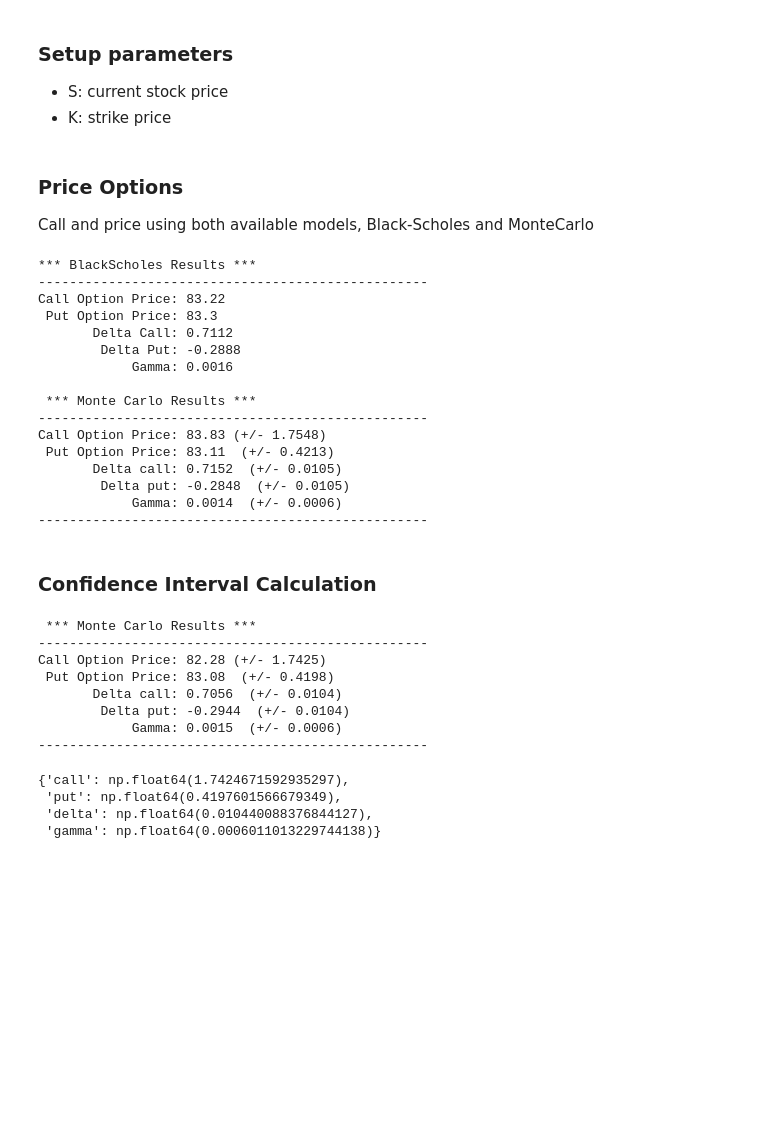
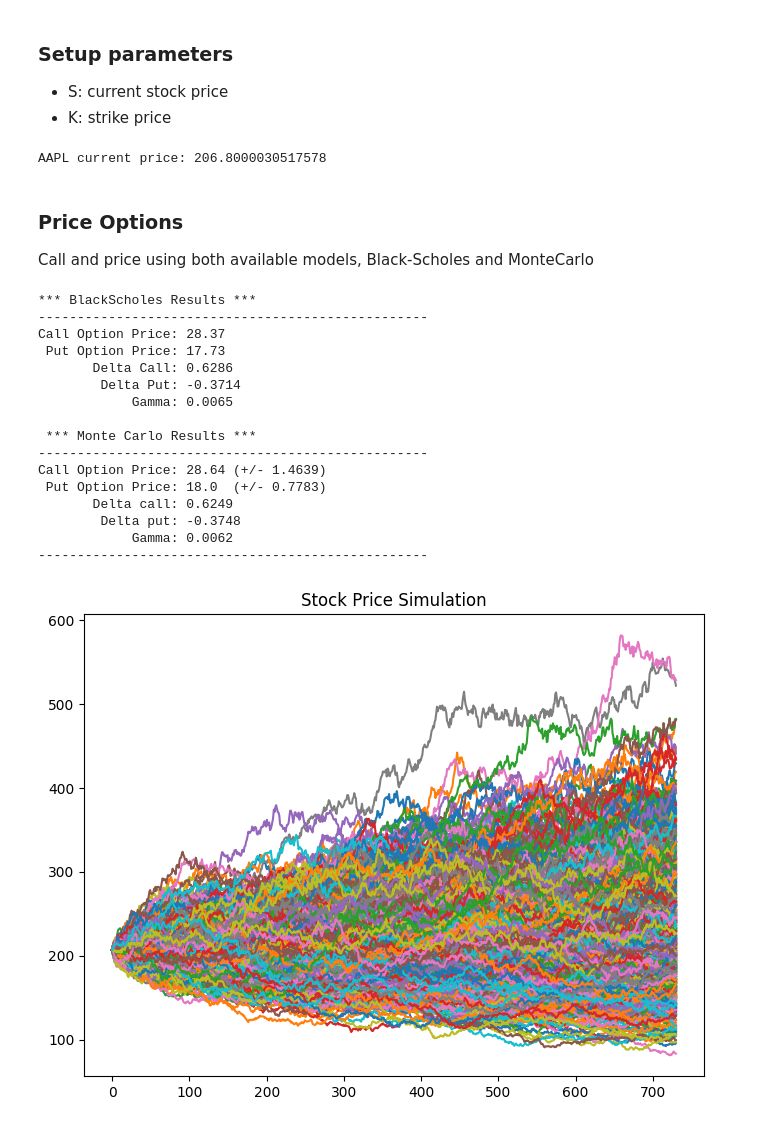
Before and after one commit to tm-hoangnguyen/Stock-Option-Pricing-with-Monte-Carlo-Simulation, a Jupyter notebook: demo.ipynb, the cells around one changed output. Drawn from its saved outputs; the diff is of its cells as text; code cells hidden in the pictures; blank space fills up the shorter version.

```diff
--- a/demo.ipynb
+++ b/demo.ipynb
@@ -17,20 +17,23 @@ tkr = "AAPL"
 
 t = yf.Ticker(tkr)
 px = t.history(period="1d")["Close"].iloc[-1]
-bump = 5
+bump = 10
 
-DAYS_TO_MATURE = 180
+DAYS_TO_MATURE = 365*2
 MODEL_PARAMS = dict(
     S=px, # stock price
     K=px + bump, # strike price
-    T=(DAYS_TO_MATURE / 365), # time to maturity, converted to years
+    T=DAYS_TO_MATURE,
     r=0.05, # risk free rate
-    sigma=1.586916, # volatility
-    num_sims=100_000, # number of simulations
-    days=DAYS_TO_MATURE, # number of days to simulate
+    sigma=0.2, # volatility
+    num_sims=1000, # number of simulations
     h=0.1, # increment size
-    antithetic=True, # use variance reduction technique
+    ci=0.95, # confidence interval
 )
+
+print(tkr, "current price:", px)
+# %% [output]
+AAPL current price: 206.8000030517578
 # %% [markdown]
 ### Price Options
 Call and price using both available models, Black-Scholes and MonteCarlo
@@ -44,53 +47,22 @@ pricer_model.price_options()
 # %% [output]
 *** BlackScholes Results ***
 --------------------------------------------------
-Call Option Price: 83.22
- Put Option Price: 83.3
-       Delta Call: 0.7112
-        Delta Put: -0.2888
-            Gamma: 0.0016
+Call Option Price: 28.37
+ Put Option Price: 17.73
+       Delta Call: 0.6286
+        Delta Put: -0.3714
+            Gamma: 0.0065
 
  *** Monte Carlo Results ***
 --------------------------------------------------
-Call Option Price: 83.83 (+/- 1.7548)
- Put Option Price: 83.11  (+/- 0.4213)
-       Delta call: 0.7152  (+/- 0.0105)
-        Delta put: -0.2848  (+/- 0.0105)
-            Gamma: 0.0014  (+/- 0.0006)
+Call Option Price: 28.64 (+/- 1.4639)
+ Put Option Price: 18.0  (+/- 0.7783)
+       Delta call: 0.6249
+        Delta put: -0.3748
+            Gamma: 0.0062
 --------------------------------------------------
-# %% [markdown]
-### Confidence Interval Calculation
-# %%
-mc_model = mc.MonteCarloModel(**MODEL_PARAMS)
-
-print("\n *** Monte Carlo Results ***")
-mc_model.run_simulation()
-
-call_price = mc_model.call_option_price()
-put_price = mc_model.put_option_price()
-delta_call = mc_model.delta("call")
-delta_put = mc_model.delta("put")
-gamma = mc_model.gamma()
-
-print("-" * 50)
-print(f"Call Option Price: {round(call_price, 2)} (+/- {round(mc_model.ci_intervals['call'], 4)})")
-print(f" Put Option Price: {round(put_price, 2)}  (+/- {round(mc_model.ci_intervals['put'], 4)})")
-print(f"       Delta call: {round(delta_call, 4)}  (+/- {round(mc_model.ci_intervals['delta'], 4)})")
-print(f"        Delta put: {round(delta_put, 4)}  (+/- {round(mc_model.ci_intervals['delta'], 4)})")
-print(f"            Gamma: {round(gamma, 4)}  (+/- {round(mc_model.ci_intervals['gamma'], 4)})")
-print("-" * 50)
-
-mc_model.ci_intervals
-# %% [output]
- *** Monte Carlo Results ***
---------------------------------------------------
-Call Option Price: 82.28 (+/- 1.7425)
- Put Option Price: 83.08  (+/- 0.4198)
-       Delta call: 0.7056  (+/- 0.0104)
-        Delta put: -0.2944  (+/- 0.0104)
-            Gamma: 0.0015  (+/- 0.0006)
---------------------------------------------------
-{'call': np.float64(1.7424671592935297),
- 'put': np.float64(0.4197601566679349),
- 'delta': np.float64(0.010440088376844127),
- 'gamma': np.float64(0.0006011013229744138)}
+# %%
+# visualize path
+pricer_model.monte_carlo.option_pricer.visualize()
+# %% [output]
+[figure, added]
```
Also changed, not shown: 3 other files.
